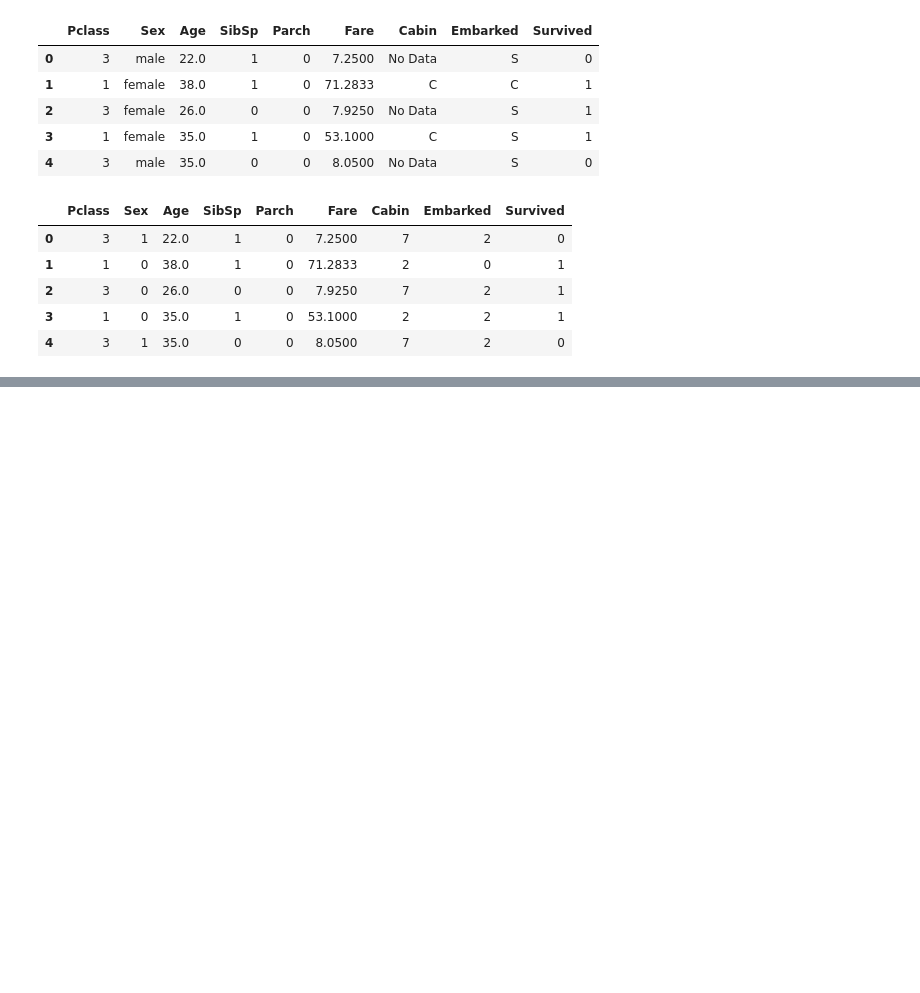
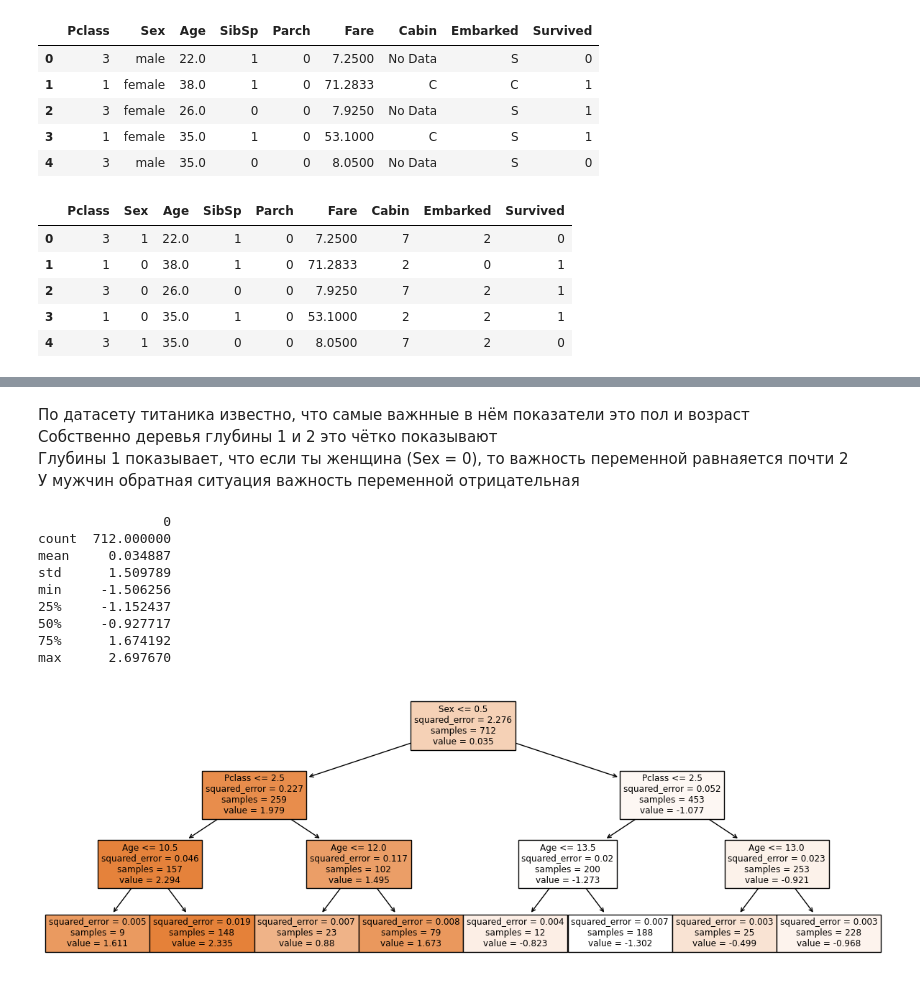
Before and after one commit to brelok-the-pok/SHAP_info_plots, a Jupyter notebook: ds/model.ipynb, the cells around one changed output, grey strips where cells are left out. Cells and saved outputs as stored; diff of their text form; code cells hidden in the pictures; blank space fills up the shorter version.

```diff
--- a/ds/model.ipynb
+++ b/ds/model.ipynb
@@ -116,0 +327,18 @@ array([[-0.47072846, -1.0599439 , -0.09178063, ...,  0.33997065,
+# %% [markdown]
+По датасету титаника известно, что самые важнные в нём показатели это пол и возраст<br/>
+Собственно деревья глубины 1 и 2 это чётко показывают<br/>
+Глубины 1 показывает, что если ты женщина (Sex = 0), то важность переменной равнаяется почти 2<br/>
+У мужчин обратная ситуация важность переменной отрицательная
+# %%
+get_decition_plot_for_feature(model_xgb, df, "Sex", 3)
+# %% [output]
+                0
+count  712.000000
+mean     0.034887
+std      1.509789
+min     -1.506256
+25%     -1.152437
+50%     -0.927717
+75%      1.674192
+max      2.697670
+[figure, added]
```
Also changed, not shown: parts of 41 cells of this notebook, 16 other files.
